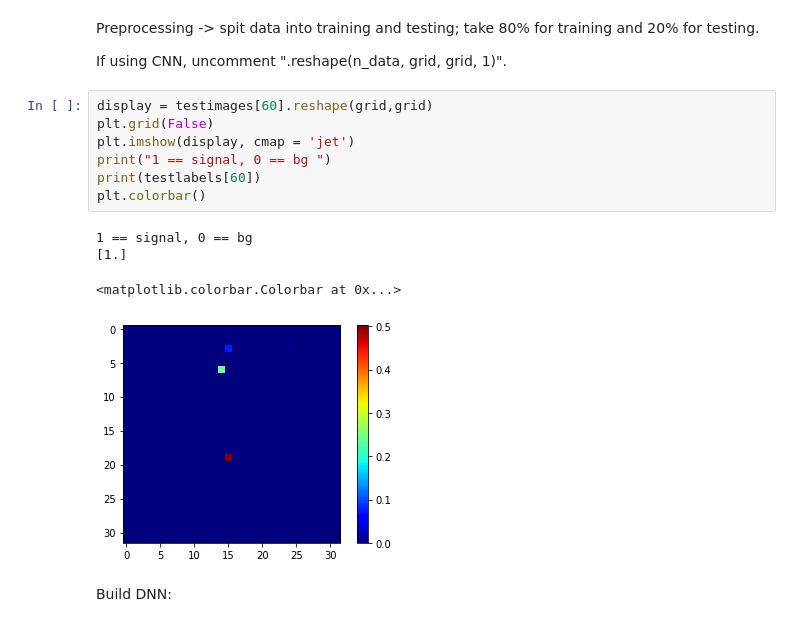
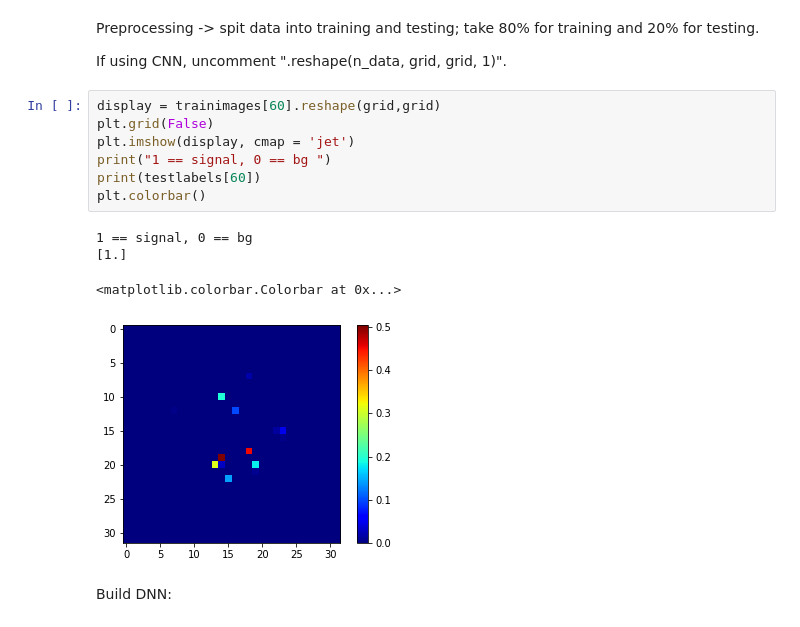
Before and after one commit to mdmorris/CNNsimple, a Jupyter notebook: CNN_sparse_classifier.ipynb, the cells around one changed output. Drawn from its saved outputs; the diff is of its cells as text.

```diff
--- a/CNN_sparse_classifier.ipynb
+++ b/CNN_sparse_classifier.ipynb
@@ -46,17 +48,17 @@ Preprocessing -> spit data into training and testing; take 80% for training and
 
 If using CNN, uncomment ".reshape(n_data, grid, grid, 1)".
 # %%
-display = testimages[60].reshape(grid,grid)
+display = trainimages[60].reshape(grid,grid)
 plt.grid(False)
 plt.imshow(display, cmap = 'jet')
 print("1 == signal, 0 == bg ")
 print(testlabels[60])
 plt.colorbar()
 # %% [output]
 1 == signal, 0 == bg
 [1.]
 <matplotlib.colorbar.Colorbar at 0x...>
-[figure, old version]
+[figure, new version]
 # %% [markdown]
 Build DNN:
 # %%
```
Also changed, not shown: parts of 10 cells of this notebook.
